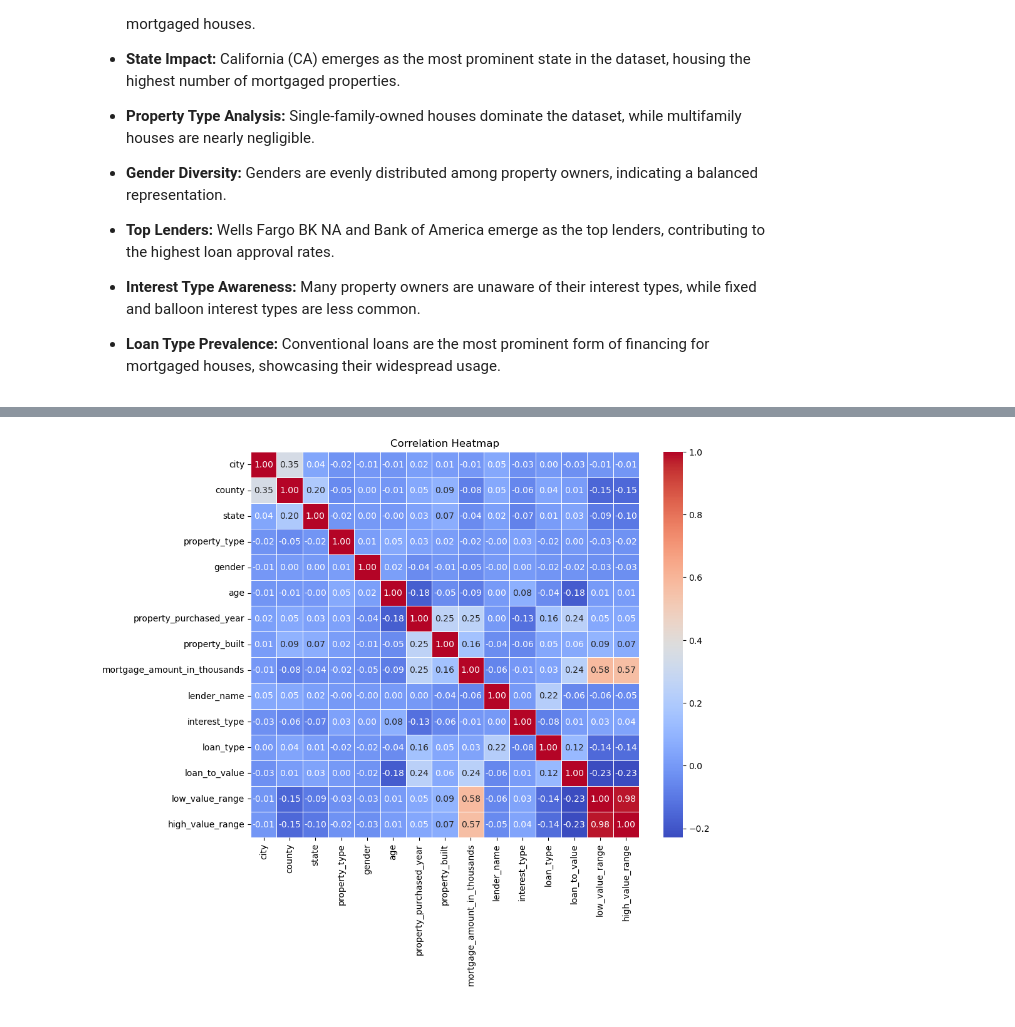
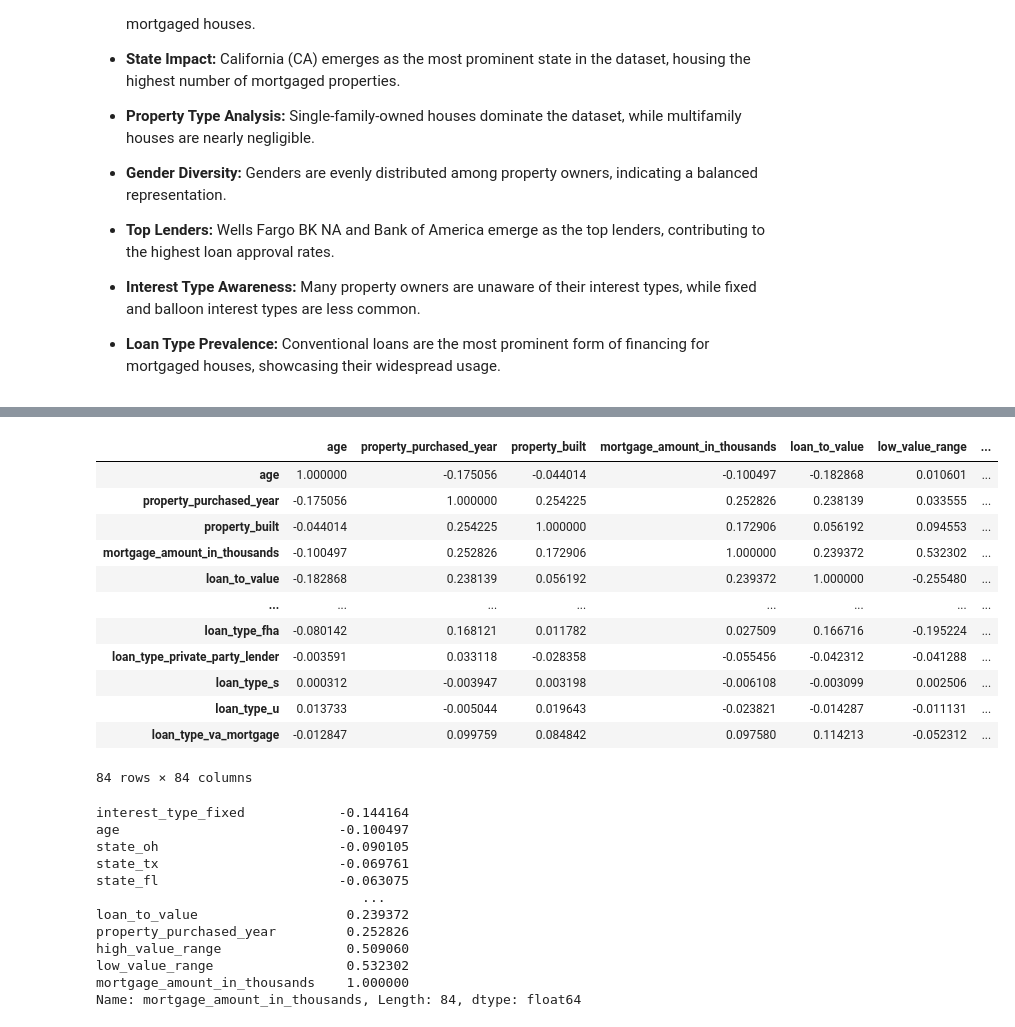
Before and after one commit to ahmedembeddedx/Housing_Data_Predictive_Model, a Jupyter notebook: Notebook.ipynb, the cells around one changed output, grey strips where cells are left out. Saved outputs shown, nothing was run; the diff lists cells and outputs as text; code cells hidden in the pictures.

```diff
--- a/Notebook.ipynb
+++ b/Notebook.ipynb
@@ -316,8 +320,31 @@ data.to_csv("cleaned_dataset.csv", index=False)
+# %%
+data.corr()
+# %% [output]
+|  | age | property_purchased_year | property_built | mortgage_amount_in_thousands | loan_to_value | low_value_range | ... |
+| age | 1.000000 | -0.175056 | -0.044014 | -0.100497 | -0.182868 | 0.010601 | ... |
+| property_purchased_year | -0.175056 | 1.000000 | 0.254225 | 0.252826 | 0.238139 | 0.033555 | ... |
+| property_built | -0.044014 | 0.254225 | 1.000000 | 0.172906 | 0.056192 | 0.094553 | ... |
+| mortgage_amount_in_thousands | -0.100497 | 0.252826 | 0.172906 | 1.000000 | 0.239372 | 0.532302 | ... |
+| loan_to_value | -0.182868 | 0.238139 | 0.056192 | 0.239372 | 1.000000 | -0.255480 | ... |
+| ... | ... | ... | ... | ... | ... | ... | ... |
+| loan_type_fha | -0.080142 | 0.168121 | 0.011782 | 0.027509 | 0.166716 | -0.195224 | ... |
+| loan_type_private_party_lender | -0.003591 | 0.033118 | -0.028358 | -0.055456 | -0.042312 | -0.041288 | ... |
+| loan_type_s | 0.000312 | -0.003947 | 0.003198 | -0.006108 | -0.003099 | 0.002506 | ... |
+| loan_type_u | 0.013733 | -0.005044 | 0.019643 | -0.023821 | -0.014287 | -0.011131 | ... |
+| loan_type_va_mortgage | -0.012847 | 0.099759 | 0.084842 | 0.097580 | 0.114213 | -0.052312 | ... |
+84 rows × 84 columns
 # %%
-data_corr=data.corr()
-plt.figure(figsize=(10, 8))
-sns.heatmap(data_corr, annot=True, cmap='coolwarm', fmt='.2f', linewidths=0.5)
-plt.title('Correlation Heatmap')
-plt.show()
+data.corr().mortgage_amount_in_thousands.sort_values()
 # %% [output]
-[figure, removed]
+interest_type_fixed            -0.144164
+age                            -0.100497
+state_oh                       -0.090105
+state_tx                       -0.069761
+state_fl                       -0.063075
+                                  ...
+loan_to_value                   0.239372
+property_purchased_year         0.252826
+high_value_range                0.509060
+low_value_range                 0.532302
+mortgage_amount_in_thousands    1.000000
+Name: mortgage_amount_in_thousands, Length: 84, dtype: float64
```
Also changed, not shown: parts of 46 cells of this notebook.
